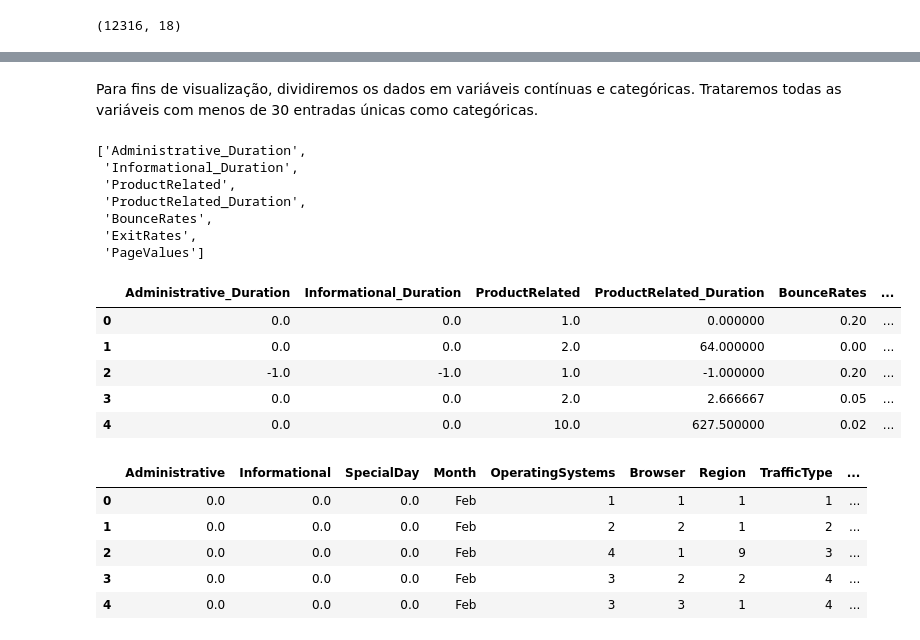
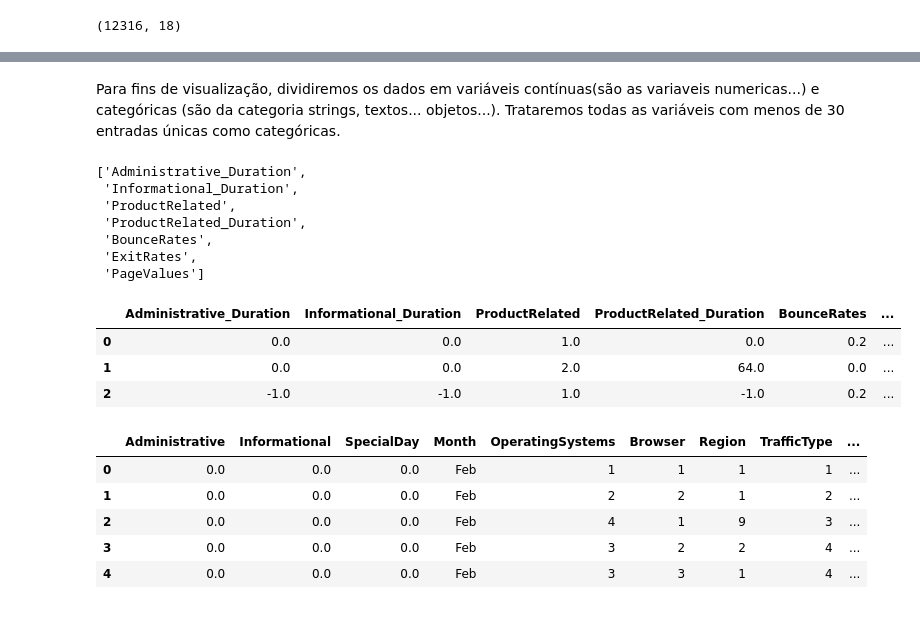
Before and after one commit to Gustavocaris/Data_Science, a Jupyter notebook: 06_Machine_Learning/Prevendo_Compras/ModeloPreditivoClassificacao.ipynb, the cells around one changed output, grey strips where cells are left out. Drawn from its saved outputs; the diff is of its cells as text; code cells hidden in the pictures.

```diff
--- a/06_Machine_Learning/Prevendo_Compras/ModeloPreditivoClassificacao.ipynb
+++ b/06_Machine_Learning/Prevendo_Compras/ModeloPreditivoClassificacao.ipynb
@@ -184,7 +185,7 @@ Weekend                       2
 Revenue                       2
 dtype: int64
 # %% [markdown]
-Para fins de visualização, dividiremos os dados em variáveis contínuas e categóricas. Trataremos todas as variáveis com menos de 30 entradas únicas como categóricas.
+Para fins de visualização, dividiremos os dados em variáveis contínuas(são as variaveis numericas...) e categóricas (são da categoria strings, textos... objetos...). Trataremos todas as variáveis com menos de 30 entradas únicas como categóricas.
 # %%
 # Preparando os dados para o plot
 
@@ -213,14 +214,12 @@ continuous
  'PageValues']
 # %%
 # Variáveis contínuas
-df[continuous].head()
+df[continuous].head(3)
 # %% [output]
 |  | Administrative_Duration | Informational_Duration | ProductRelated | ProductRelated_Duration | BounceRates | ... |
-| 0 | 0.0 | 0.0 | 1.0 | 0.000000 | 0.20 | ... |
-| 1 | 0.0 | 0.0 | 2.0 | 64.000000 | 0.00 | ... |
-| 2 | -1.0 | -1.0 | 1.0 | -1.000000 | 0.20 | ... |
-| 3 | 0.0 | 0.0 | 2.0 | 2.666667 | 0.05 | ... |
-| 4 | 0.0 | 0.0 | 10.0 | 627.500000 | 0.02 | ... |
+| 0 | 0.0 | 0.0 | 1.0 | 0.0 | 0.2 | ... |
+| 1 | 0.0 | 0.0 | 2.0 | 64.0 | 0.0 | ... |
+| 2 | -1.0 | -1.0 | 1.0 | -1.0 | 0.2 | ... |
 # %%
 # Variáveis categóricas
 df[categorical].head()
```
Also changed, not shown: parts of 16 cells of this notebook.
